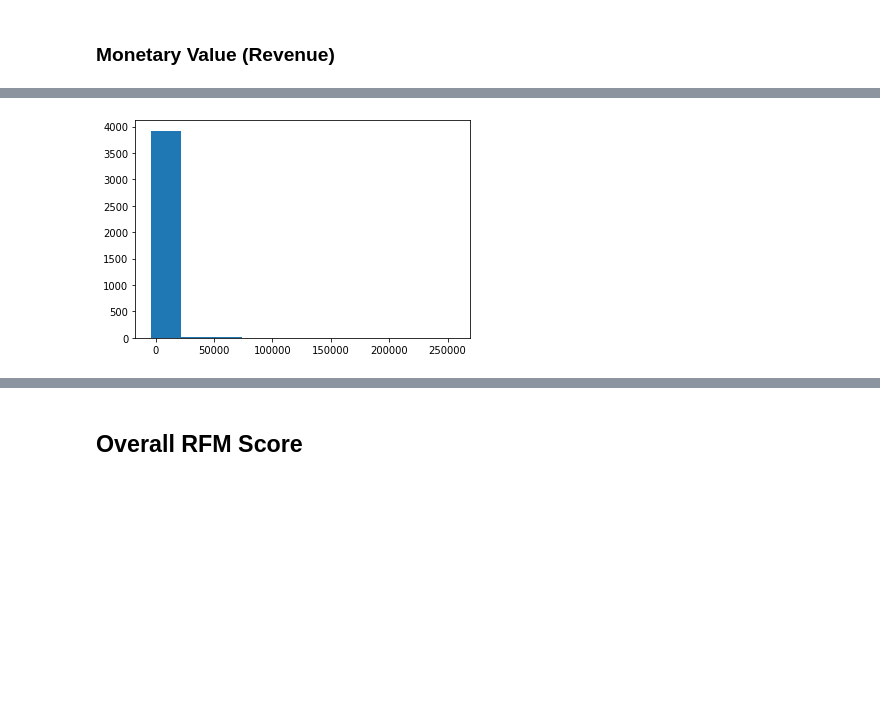
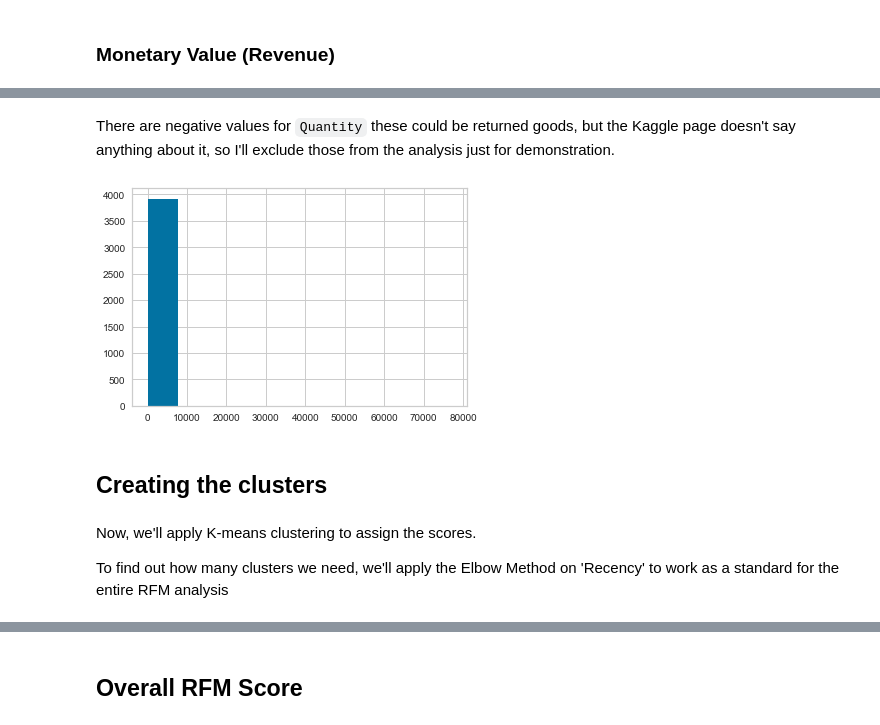
Before and after one commit to arthurcab/data-driven-marketing, a Jupyter notebook: Customer Segmentation.ipynb, the cells around one changed output, grey strips where cells are left out. Saved outputs shown, nothing was run; the diff lists cells and outputs as text; code cells hidden in the pictures; blank space fills up the shorter version.

```diff
--- a/Customer Segmentation.ipynb
+++ b/Customer Segmentation.ipynb
@@ -145,4 +166,4 @@ frequency.columns = ['CustomerID', 'Frequency']
 # %%
-user_df = pd.merge(user_df, frequency, on='CustomerID')
-user_df
+users = pd.merge(users, frequency_score, on='CustomerID')
+users.head()
 # %% [output]
@@ -187,12 +189,19 @@ Just like with the recency clusters, a high frequency indicates a better custome
+# %% [markdown]
+There are negative values for `Quantity` these could be returned goods, but the Kaggle page doesn't say anything about it, so I'll exclude those from the analysis just for demonstration.
+# %%
+df.drop(df[df['Quantity']<0].index, axis=0, inplace=True)
+# %%
+# Calculate revenue for each individual customer
+df['Revenue'] = df['UnitPrice']*df['Quantity']
 # %%
-# Calculate revenue for each customer
+# Calculate revenue for each individual customer
 df['Revenue'] = df['UnitPrice']*df['Quantity']
-revenue = df.groupby('CustomerID')['Revenue'].sum().reset_index()
+revenue = df.groupby('CustomerID')['Revenue'].mean().reset_index()
 
 # Merge the revenue with users dataframe
-user_df = pd.merge(user_df, revenue, on='CustomerID')
+users = pd.merge(users, revenue, on='CustomerID')
 # %%
 # Plot the data
-plt.hist(user_df['Revenue']);
+plt.hist(users['Revenue']);
 # %% [output]
-[figure, old version]
+[figure, new version]
@@ -218,0 +208,6 @@ def rfm_cluster(df, cluster_variable, n_clusters, ascending):
+# %% [markdown]
+## Creating the clusters
+# %% [markdown]
+Now, we'll apply K-means clustering to assign the scores.
+
+To find out how many clusters we need, we'll apply the Elbow Method on 'Recency' to work as a standard for the entire RFM analysis
```
Also changed, not shown: parts of 51 cells of this notebook.
